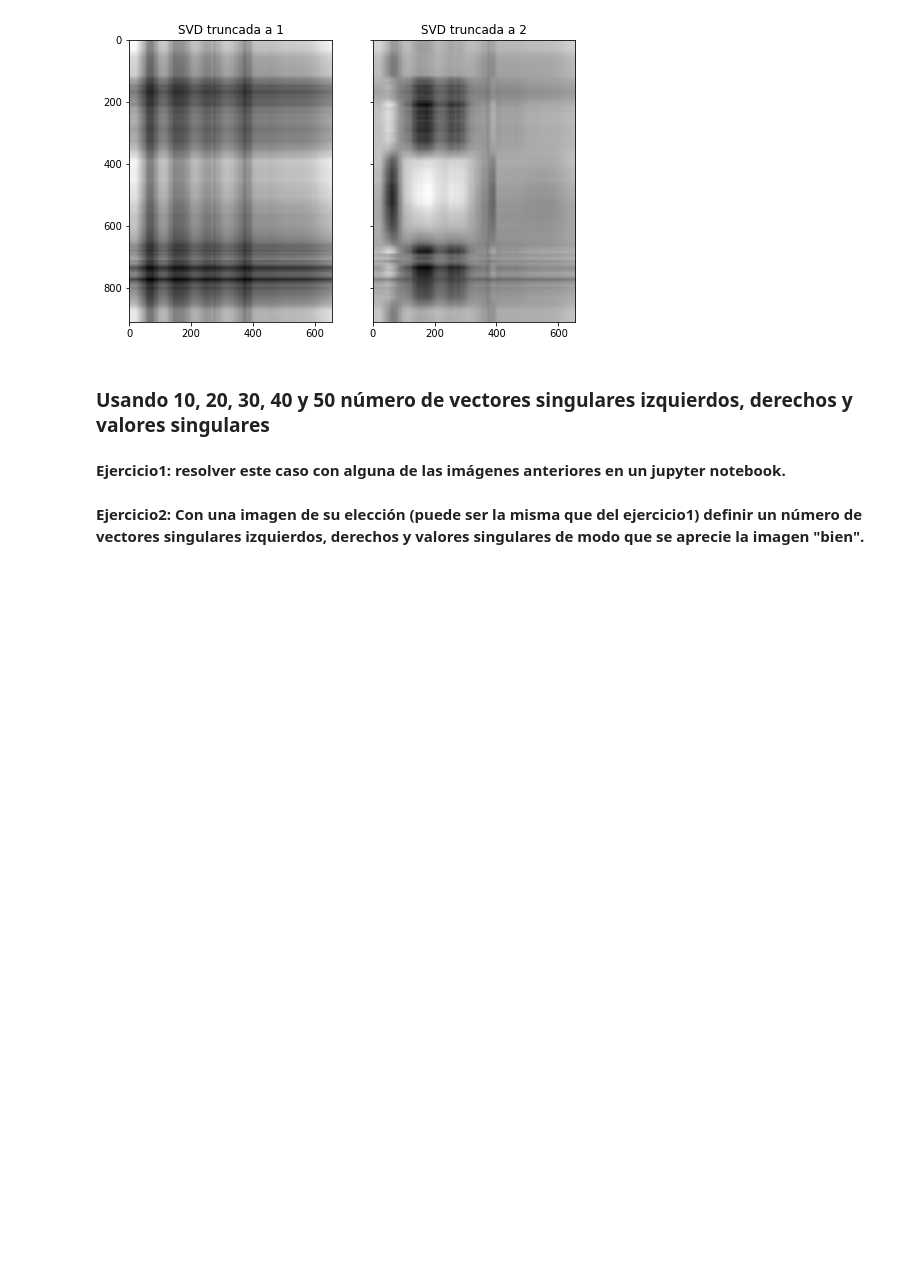
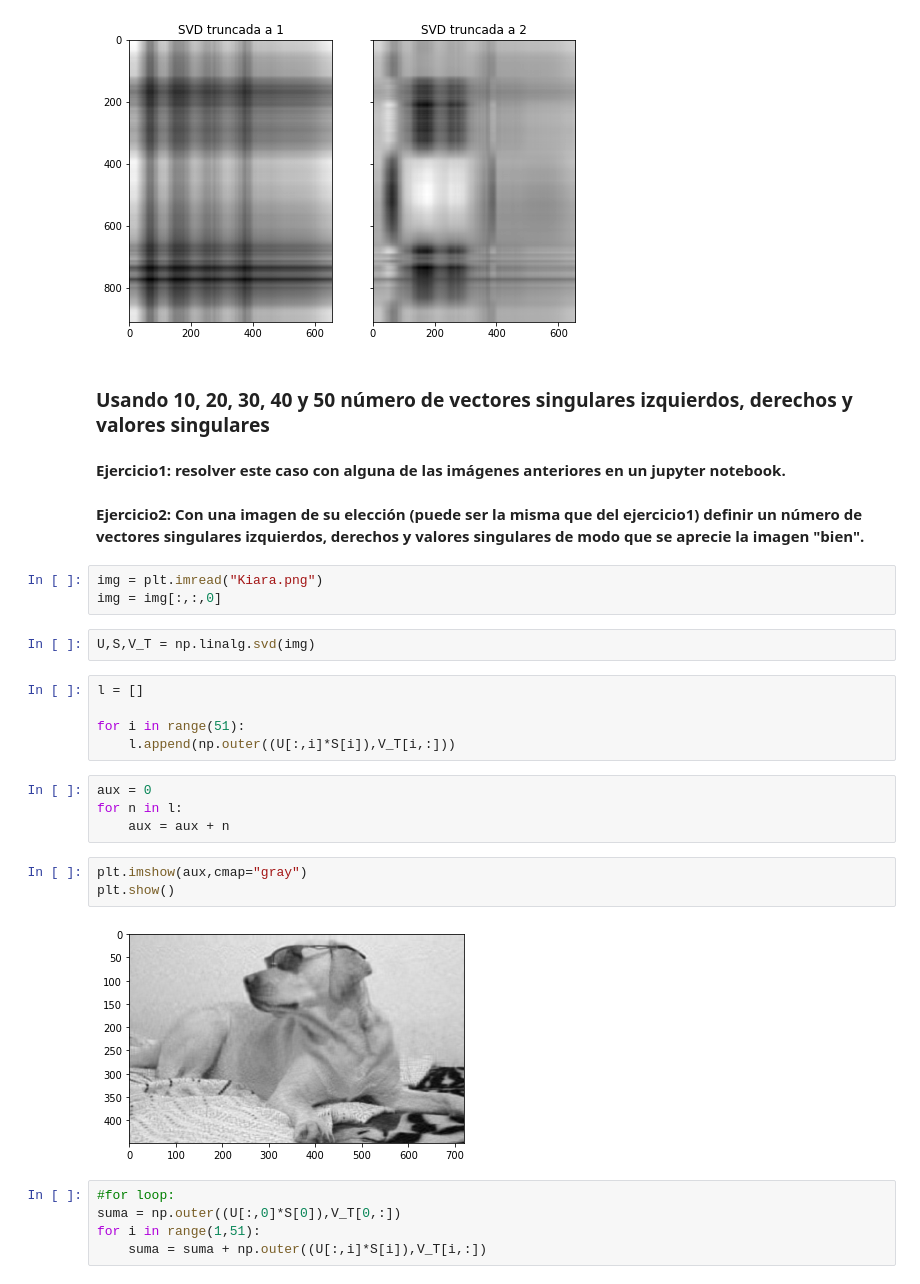
Before and after one commit to palmoreck/laboratorios, a Jupyter notebook: reconstruccion_de_imagenes/2_reconstruccion_de_imagenes.ipynb, the cells around one changed output. Cells and saved outputs as stored; diff of their text form; blank space fills up the shorter version.

```diff
--- a/reconstruccion_de_imagenes/2_reconstruccion_de_imagenes.ipynb
+++ b/reconstruccion_de_imagenes/2_reconstruccion_de_imagenes.ipynb
@@ -759,3 +759,27 @@ plt.show()
 **Ejercicio1: resolver este caso con alguna de las imágenes anteriores en un jupyter notebook.**
 # %% [markdown]
 **Ejercicio2: Con una imagen de su elección (puede ser la misma que del ejercicio1) definir un número de vectores singulares izquierdos, derechos y valores singulares de modo que se aprecie la imagen "bien".**
+# %%
+img = plt.imread("Kiara.png")
+img = img[:,:,0]
+# %%
+U,S,V_T = np.linalg.svd(img)
+# %%
+l = []
+
+for i in range(51):
+    l.append(np.outer((U[:,i]*S[i]),V_T[i,:]))
+# %%
+aux = 0
+for n in l:
+    aux = aux + n
+# %%
+plt.imshow(aux,cmap="gray")
+plt.show()
+# %% [output]
+[figure, added]
+# %%
+#for loop:
+suma = np.outer((U[:,0]*S[0]),V_T[0,:])
+for i in range(1,51):
+    suma = suma + np.outer((U[:,i]*S[i]),V_T[i,:])
```
Also changed, not shown: parts of 10 cells of this notebook.
